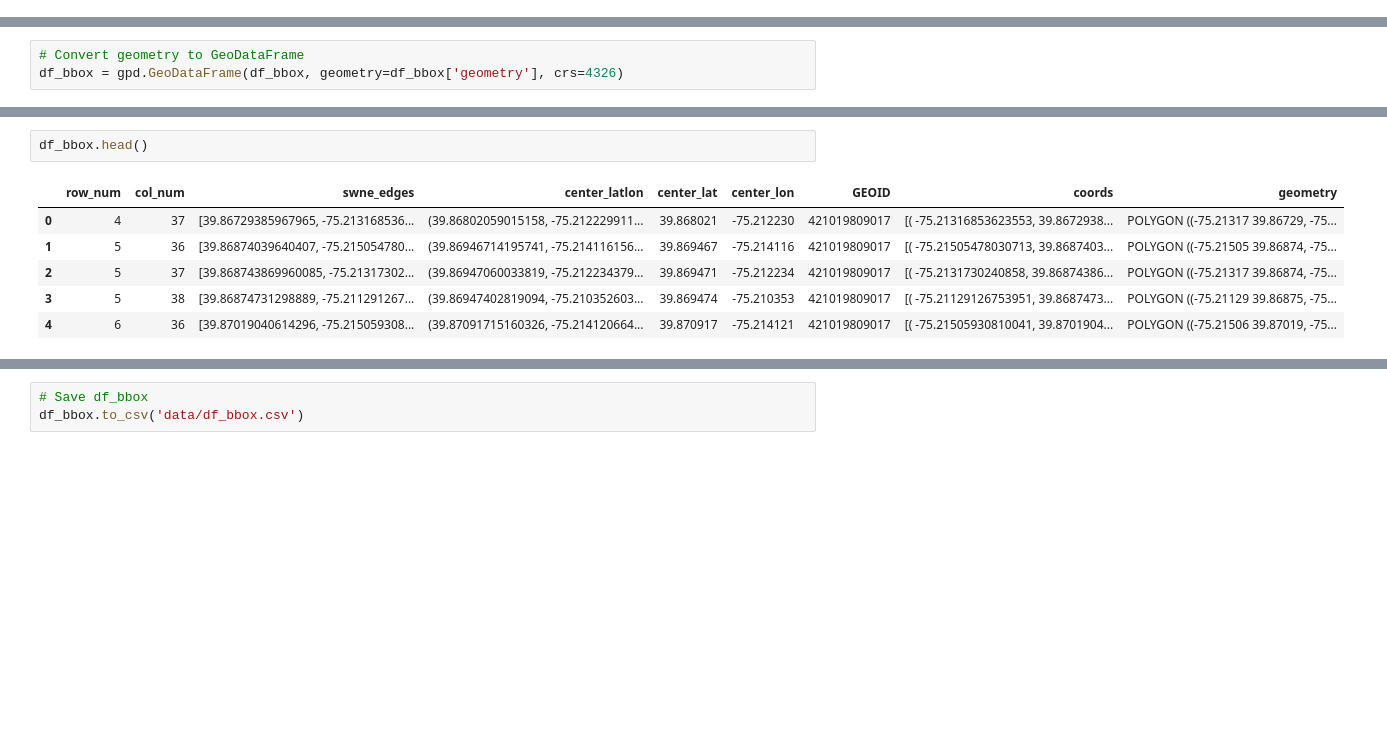
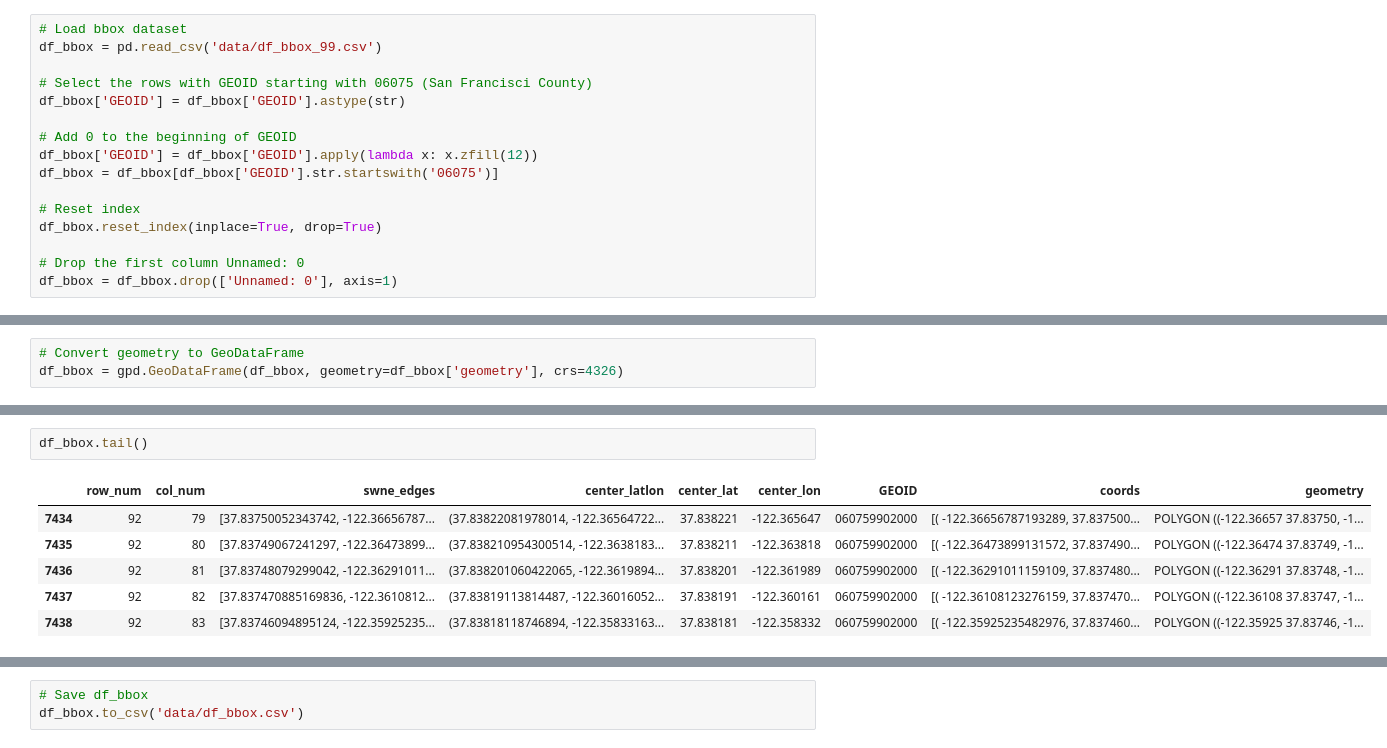
Before and after one commit to yilmajung/homeless_philly_2024, a Jupyter notebook: 2_create_cbg_level_map.ipynb, the cells around one changed output, grey strips where cells are left out. Saved outputs shown, nothing was run; the diff lists cells and outputs as text; blank space fills up the shorter version.

```diff
--- a/2_create_cbg_level_map.ipynb
+++ b/2_create_cbg_level_map.ipynb
@@ -39,0 +47,16 @@ df_bbox.head()
+# %%
+# Load bbox dataset
+df_bbox = pd.read_csv('data/df_bbox_99.csv')
+
+# Select the rows with GEOID starting with 06075 (San Francisci County)
+df_bbox['GEOID'] = df_bbox['GEOID'].astype(str)
+
+# Add 0 to the beginning of GEOID
+df_bbox['GEOID'] = df_bbox['GEOID'].apply(lambda x: x.zfill(12))
+df_bbox = df_bbox[df_bbox['GEOID'].str.startswith('06075')]
+
+# Reset index
+df_bbox.reset_index(inplace=True, drop=True)
+
+# Drop the first column Unnamed: 0
+df_bbox = df_bbox.drop(['Unnamed: 0'], axis=1)
@@ -91,12 +125,12 @@ plt.show()
 # %%
-df_bbox.head()
+df_bbox.tail()
 # %% [output]
 |  | row_num | col_num | swne_edges | center_latlon | center_lat | center_lon | GEOID | coords | geometry |
-| 0 | 4 | 37 | [39.86729385967965, -75.213168536... | (39.86802059015158, -75.212229911... | 39.868021 | -75.212230 | 421019809017 | [( -75.21316853623553, 39.8672938... | POLYGON ((-75.21317 39.86729, -75... |
-| 1 | 5 | 36 | [39.86874039640407, -75.215054780... | (39.86946714195741, -75.214116156... | 39.869467 | -75.214116 | 421019809017 | [( -75.21505478030713, 39.8687403... | POLYGON ((-75.21505 39.86874, -75... |
-| 2 | 5 | 37 | [39.868743869960085, -75.21317302... | (39.86947060033819, -75.212234379... | 39.869471 | -75.212234 | 421019809017 | [( -75.2131730240858, 39.86874386... | POLYGON ((-75.21317 39.86874, -75... |
-| 3 | 5 | 38 | [39.86874731298889, -75.211291267... | (39.86947402819094, -75.210352603... | 39.869474 | -75.210353 | 421019809017 | [( -75.21129126753951, 39.8687473... | POLYGON ((-75.21129 39.86875, -75... |
-| 4 | 6 | 36 | [39.87019040614296, -75.215059308... | (39.87091715160326, -75.214120664... | 39.870917 | -75.214121 | 421019809017 | [( -75.21505930810041, 39.8701904... | POLYGON ((-75.21506 39.87019, -75... |
+| 7434 | 92 | 79 | [37.83750052343742, -122.36656787... | (37.83822081978014, -122.36564722... | 37.838221 | -122.365647 | 060759902000 | [( -122.36656787193289, 37.837500... | POLYGON ((-122.36657 37.83750, -1... |
+| 7435 | 92 | 80 | [37.83749067241297, -122.36473899... | (37.838210954300514, -122.3638183... | 37.838211 | -122.363818 | 060759902000 | [( -122.36473899131572, 37.837490... | POLYGON ((-122.36474 37.83749, -1... |
+| 7436 | 92 | 81 | [37.83748079299042, -122.36291011... | (37.838201060422065, -122.3619894... | 37.838201 | -122.361989 | 060759902000 | [( -122.36291011159109, 37.837480... | POLYGON ((-122.36291 37.83748, -1... |
+| 7437 | 92 | 82 | [37.837470885169836, -122.3610812... | (37.83819113814487, -122.36016052... | 37.838191 | -122.360161 | 060759902000 | [( -122.36108123276159, 37.837470... | POLYGON ((-122.36108 37.83747, -1... |
+| 7438 | 92 | 83 | [37.83746094895124, -122.35925235... | (37.83818118746894, -122.35833163... | 37.838181 | -122.358332 | 060759902000 | [( -122.35925235482976, 37.837460... | POLYGON ((-122.35925 37.83746, -1... |
 # %%
 census_bg.head()
 # %% [output]
```
Also changed, not shown: parts of 18 cells of this notebook, 7 other files.
